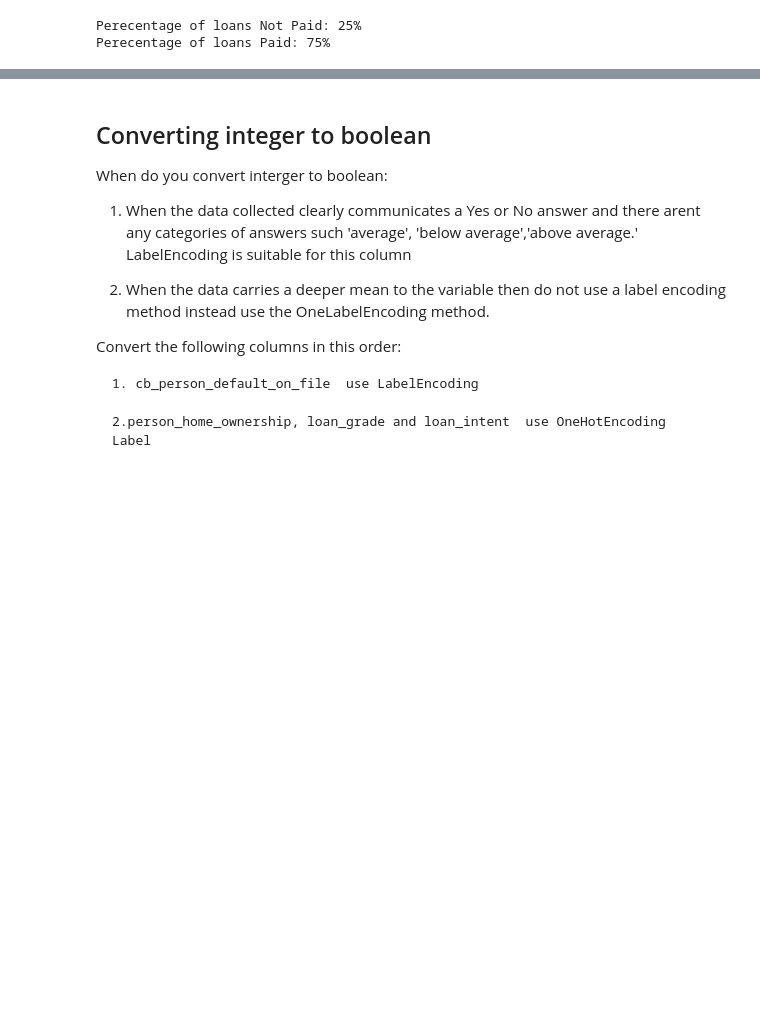
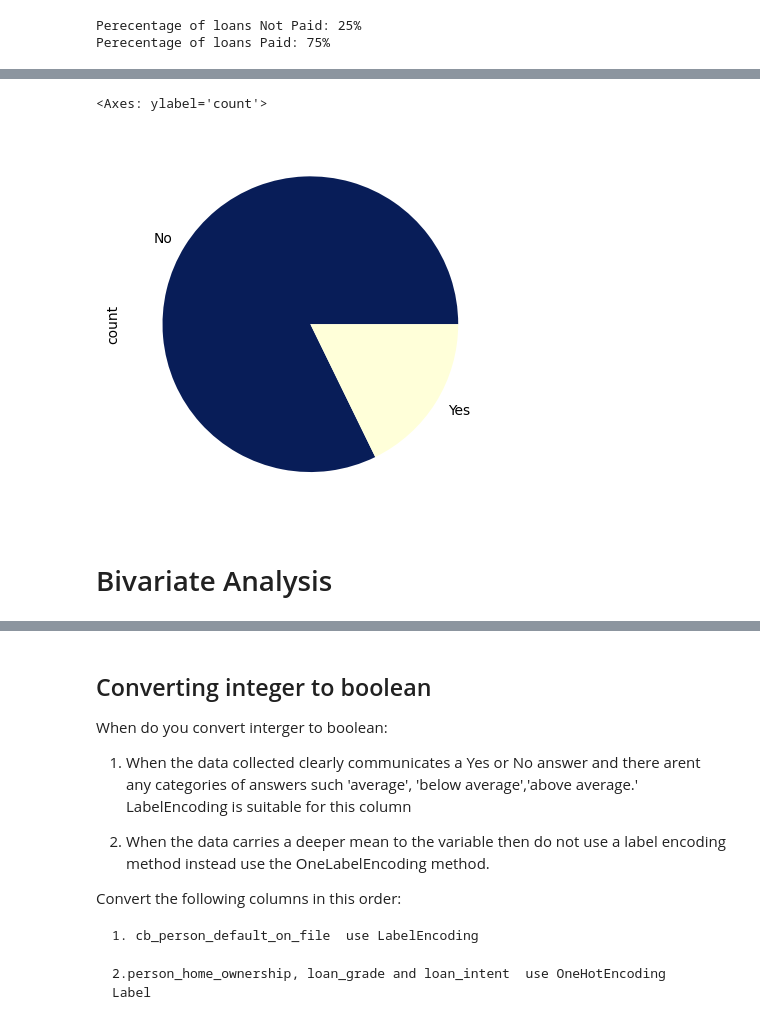
Before and after one commit to georgembugua00/credit_risk_classifier, a Jupyter notebook: notebook.ipynb, the cells around one changed output, grey strips where cells are left out. Saved outputs shown, nothing was run; the diff lists cells and outputs as text; code cells hidden in the pictures; blank space fills up the shorter version.

```diff
--- a/notebook.ipynb
+++ b/notebook.ipynb
@@ -563,0 +556,7 @@ Perecentage of loans Paid: 75%
+# %%
+filtered_data['cb_person_default_on_file'].value_counts().plot(kind='pie',colormap='YlGnBu_r')
+# %% [output]
+<Axes: ylabel='count'>
+[figure, added]
+# %% [markdown]
+# Bivariate Analysis
```
Also changed, not shown: parts of 10 cells of this notebook.
